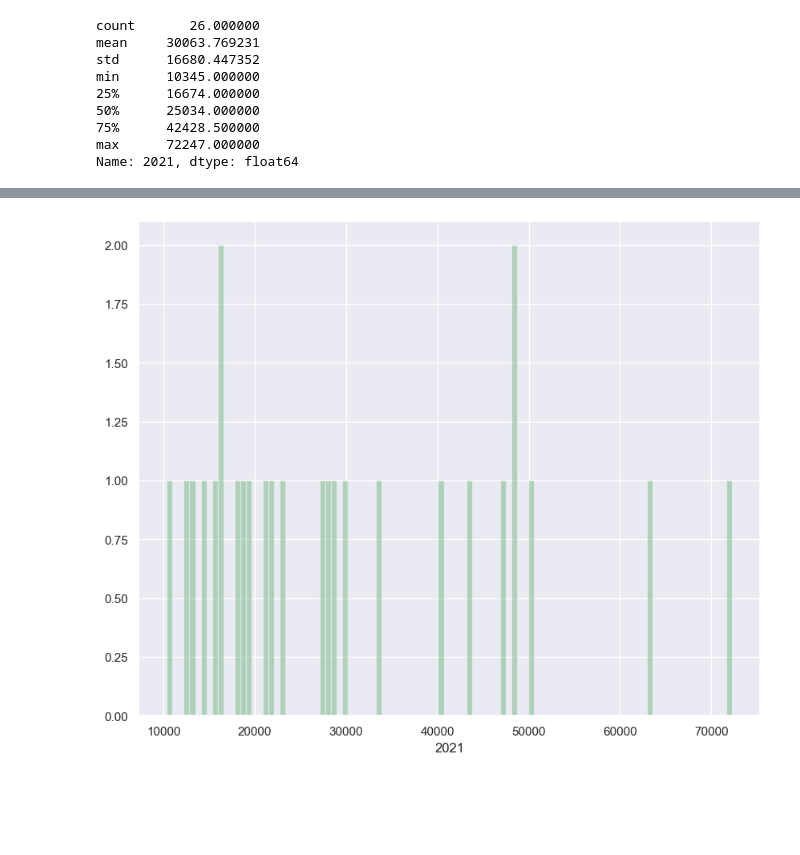
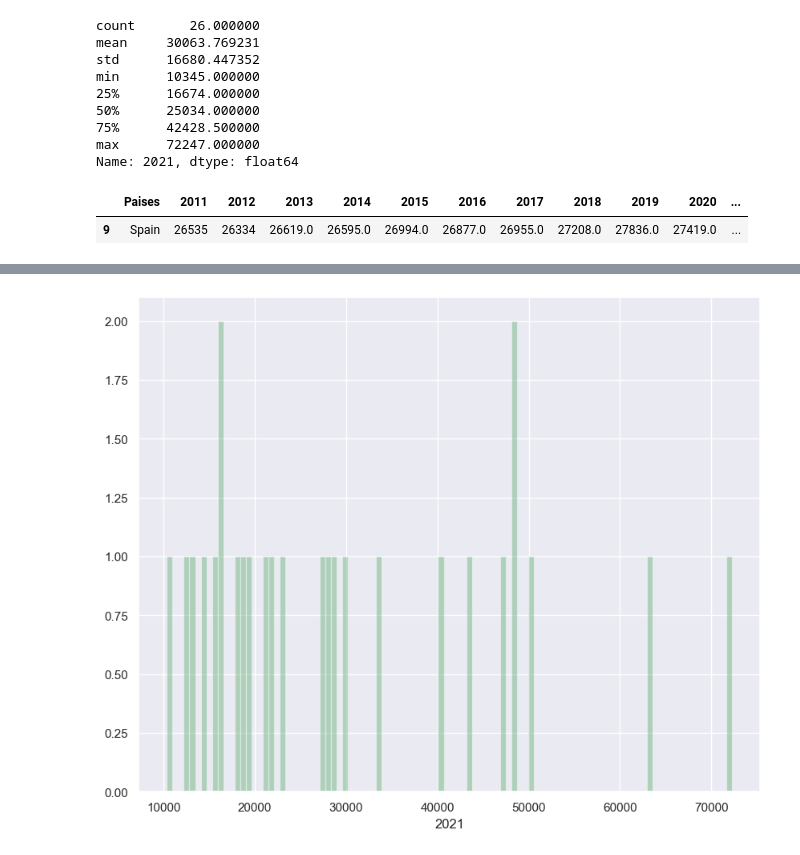
Before and after one commit to Lean788/EDA_vivienda_joven, a Jupyter notebook: src/Notebooks/analisis/analisis_jovenes.ipynb, the cells around one changed output, grey strips where cells are left out. Saved outputs shown, nothing was run; the diff lists cells and outputs as text; code cells hidden in the pictures; blank space fills up the shorter version.

```diff
--- a/src/Notebooks/analisis/analisis_jovenes.ipynb
+++ b/src/Notebooks/analisis/analisis_jovenes.ipynb
@@ -132,0 +135,5 @@ Name: 2021, dtype: float64
+# %%
+salarios_spain
+# %% [output]
+|  | Paises | 2011 | 2012 | 2013 | 2014 | 2015 | 2016 | 2017 | 2018 | 2019 | 2020 | ... |
+| 9 | Spain | 26535 | 26334 | 26619.0 | 26595.0 | 26994.0 | 26877.0 | 26955.0 | 27208.0 | 27836.0 | 27419.0 | ... |
```
Also changed, not shown: parts of 7 cells of this notebook, 4 other files.
